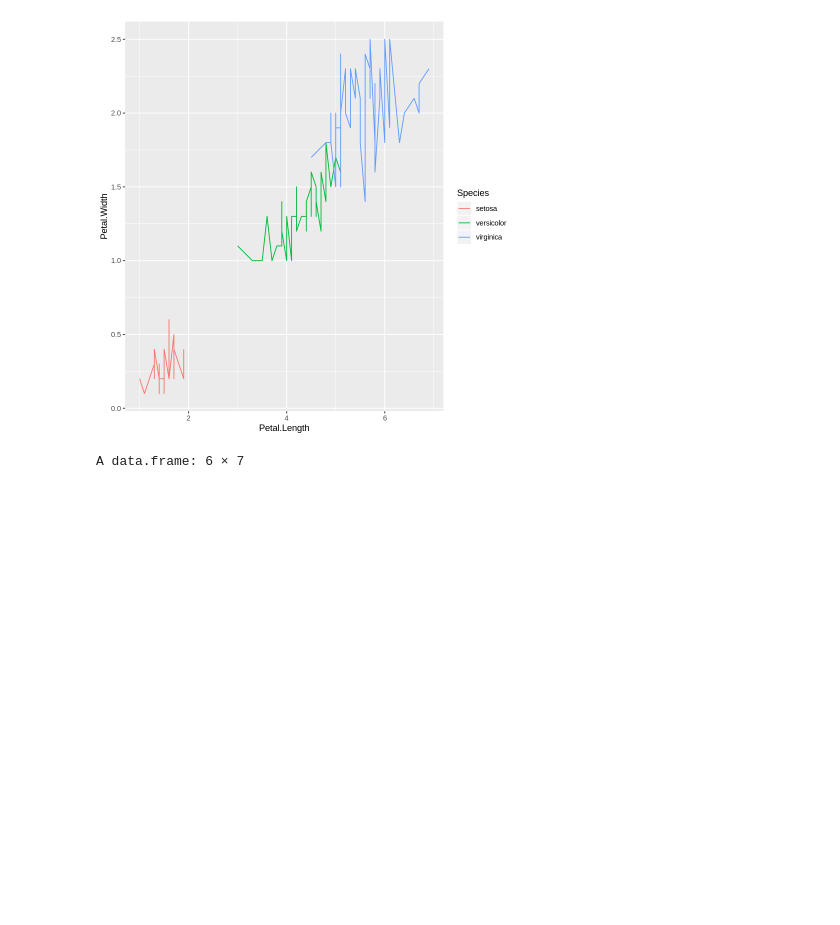
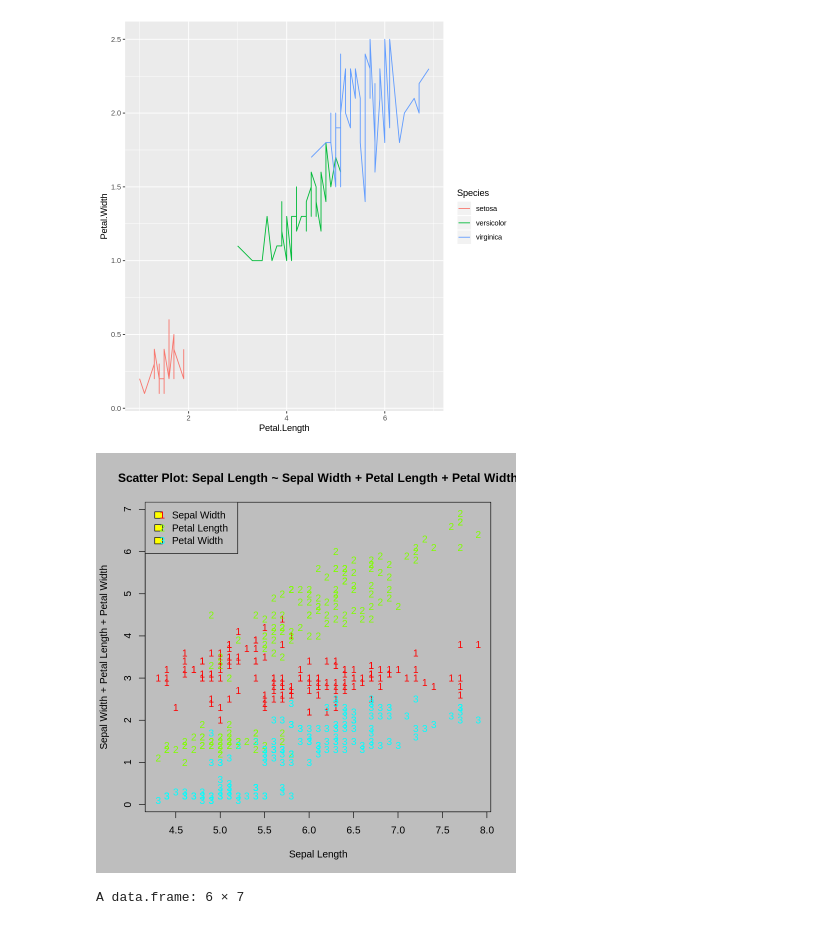
Before and after one commit to KouXou/R_Exercises, a Jupyter notebook: exercise_5/ex5.ipynb, the cells around one changed output. Saved outputs shown, nothing was run; the diff lists cells and outputs as text; code cells hidden in the pictures; blank space fills up the shorter version.

```diff
--- a/exercise_5/ex5.ipynb
+++ b/exercise_5/ex5.ipynb
@@ -71,6 +71,17 @@ geom_line()
 # %% [output]
 [figure]
 [figure]
+# %%
+#  II
+op <- par(bg = "grey")
+matplot(iris$Sepal.Length, iris[,-c(1,5)], pch = "123",xlab = "Sepal Length",
+        ylab = "Sepal Width + Petal Length + Petal Width",col= rainbow(4),
+       main = "Scatter Plot: Sepal Length ~ Sepal Width + Petal Length + Petal Width")
+legend("topleft",1, 95, legend =c("Sepal Width", "Petal Length","Petal Width"),pch = "123",
+        col = rainbow(4))
+par(op)
+# %% [output]
+[figure, added]
 # %%
 #5.B
 babies_file_path<- './babies.data.txt'
```
Also changed, not shown: parts of 4 cells of this notebook, 3 other files.
